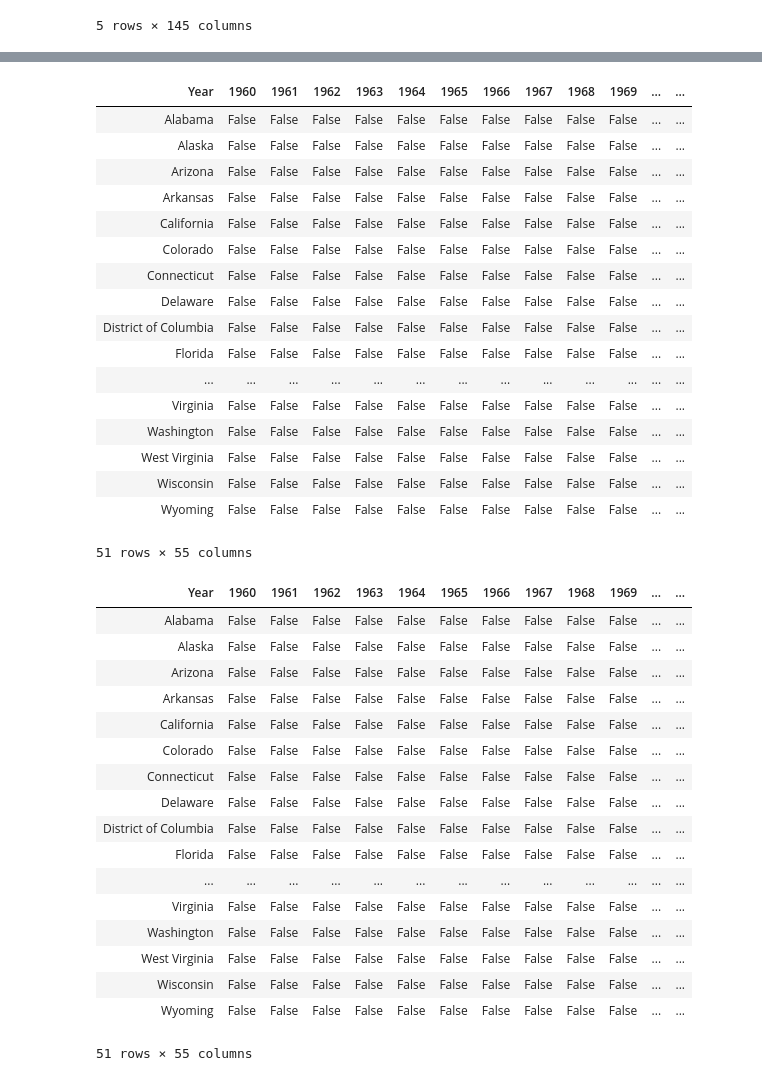
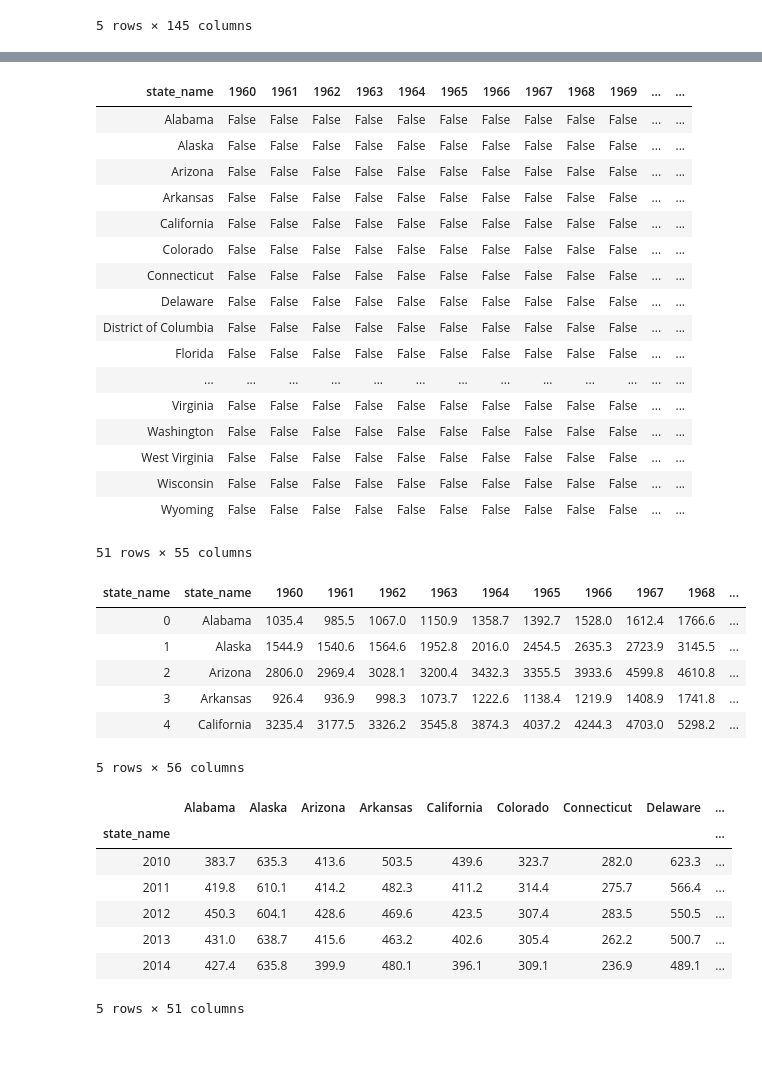
Before and after one commit to bishdj22/HomeSlice, a Jupyter notebook: Logistic_Regression_Model.ipynb, the cells around one changed output, grey strips where cells are left out. Drawn from its saved outputs; the diff is of its cells as text; code cells hidden in the pictures; blank space fills up the shorter version.

Commit message:
cleaned crime data, merged zipcodes and states, calculated year to year percent change

```diff
--- a/Logistic_Regression_Model.ipynb
+++ b/Logistic_Regression_Model.ipynb
@@ -102,7 +102,8 @@ sales_price_df.head()
 5 rows × 145 columns
 # %%
 df2 = pd.read_csv("Data/Property_Crime_Rate_by_State.csv")
-df3 = df2.set_index('Year')
+df2 = df2.rename(columns={"Year" : "state_name"})
+df3 = df2.set_index('state_name')
 df3.tail(50)
 # %% [output]
 |  | Alabama | Alaska | Arizona | Arkansas | California | Colorado | Connecticut | Delaware | ... |
@@ -149,7 +139,7 @@ property_crime
 # %%
 property_crime.isna()
 # %% [output]
-| Year | 1960 | 1961 | 1962 | 1963 | 1964 | 1965 | 1966 | 1967 | 1968 | 1969 | ... | ... |
+| state_name | 1960 | 1961 | 1962 | 1963 | 1964 | 1965 | 1966 | 1967 | 1968 | 1969 | ... | ... |
 | Alabama | False | False | False | False | False | False | False | False | False | False | ... | ... |
 | Alaska | False | False | False | False | False | False | False | False | False | False | ... | ... |
 | Arizona | False | False | False | False | False | False | False | False | False | False | ... | ... |
@@ -170,24 +160,30 @@ property_crime.isna()
 # %%
 for columnName, column in property_crime.iteritems():
     property_crime[columnName] = round(column.fillna(column.mean()),2)
 
-property_crime.isna()
+property_crime = property_crime.reset_index()
+property_crime = property_crime.rename(columns={'state_name': 'index','index':'state_name'})
+
+property_crime.head()
 # %% [output]
-| Year | 1960 | 1961 | 1962 | 1963 | 1964 | 1965 | 1966 | 1967 | 1968 | 1969 | ... | ... |
-| Alabama | False | False | False | False | False | False | False | False | False | False | ... | ... |
-| Alaska | False | False | False | False | False | False | False | False | False | False | ... | ... |
-| Arizona | False | False | False | False | False | False | False | False | False | False | ... | ... |
-| Arkansas | False | False | False | False | False | False | False | False | False | False | ... | ... |
-| California | False | False | False | False | False | False | False | False | False | False | ... | ... |
-| Colorado | False | False | False | False | False | False | False | False | False | False | ... | ... |
-| Connecticut | False | False | False | False | False | False | False | False | False | False | ... | ... |
-| Delaware | False | False | False | False | False | False | False | False | False | False | ... | ... |
-| District of Columbia | False | False | False | False | False | False | False | False | False | False | ... | ... |
-| Florida | False | False | False | False | False | False | False | False | False | False | ... | ... |
-| ... | ... | ... | ... | ... | ... | ... | ... | ... | ... | ... | ... | ... |
-| Virginia | False | False | False | False | False | False | False | False | False | False | ... | ... |
-| Washington | False | False | False | False | False | False | False | False | False | False | ... | ... |
-| West Virginia | False | False | False | False | False | False | False | False | False | False | ... | ... |
-| Wisconsin | False | False | False | False | False | False | False | False | False | False | ... | ... |
-| Wyoming | False | False | False | False | False | False | False | False | False | False | ... | ... |
+| state_name | state_name | 1960 | 1961 | 1962 | 1963 | 1964 | 1965 | 1966 | 1967 | 1968 | ... |
+| 0 | Alabama | 1035.4 | 985.5 | 1067.0 | 1150.9 | 1358.7 | 1392.7 | 1528.0 | 1612.4 | 1766.6 | ... |
+| 1 | Alaska | 1544.9 | 1540.6 | 1564.6 | 1952.8 | 2016.0 | 2454.5 | 2635.3 | 2723.9 | 3145.5 | ... |
+| 2 | Arizona | 2806.0 | 2969.4 | 3028.1 | 3200.4 | 3432.3 | 3355.5 | 3933.6 | 4599.8 | 4610.8 | ... |
+| 3 | Arkansas | 926.4 | 936.9 | 998.3 | 1073.7 | 1222.6 | 1138.4 | 1219.9 | 1408.9 | 1741.8 | ... |
+| 4 | California | 3235.4 | 3177.5 | 3326.2 | 3545.8 | 3874.3 | 4037.2 | 4244.3 | 4703.0 | 5298.2 | ... |
-51 rows × 55 columns
+5 rows × 56 columns
+# %%
+df6 = pd.read_csv("Data/Violent_Crime_Rate_by_State.csv")
+df6 = df6.rename(columns={"Year" : "state_name"})
+df7 = df6.set_index('state_name')
+df7.tail()
+# %% [output]
+|  | Alabama | Alaska | Arizona | Arkansas | California | Colorado | Connecticut | Delaware | ... |
+| state_name |  |  |  |  |  |  |  |  | ... |
+| 2010 | 383.7 | 635.3 | 413.6 | 503.5 | 439.6 | 323.7 | 282.0 | 623.3 | ... |
+| 2011 | 419.8 | 610.1 | 414.2 | 482.3 | 411.2 | 314.4 | 275.7 | 566.4 | ... |
+| 2012 | 450.3 | 604.1 | 428.6 | 469.6 | 423.5 | 307.4 | 283.5 | 550.5 | ... |
+| 2013 | 431.0 | 638.7 | 415.6 | 463.2 | 402.6 | 305.4 | 262.2 | 500.7 | ... |
+| 2014 | 427.4 | 635.8 | 399.9 | 480.1 | 396.1 | 309.1 | 236.9 | 489.1 | ... |
+5 rows × 51 columns
```
Also changed, not shown: parts of 19 cells of this notebook, 4 other files.
